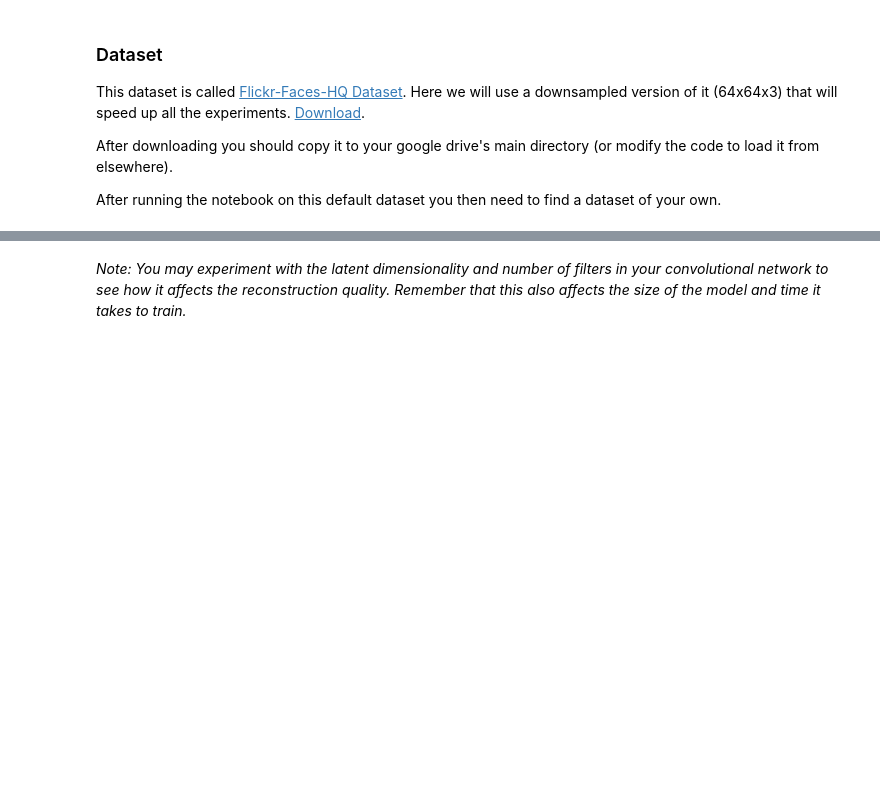
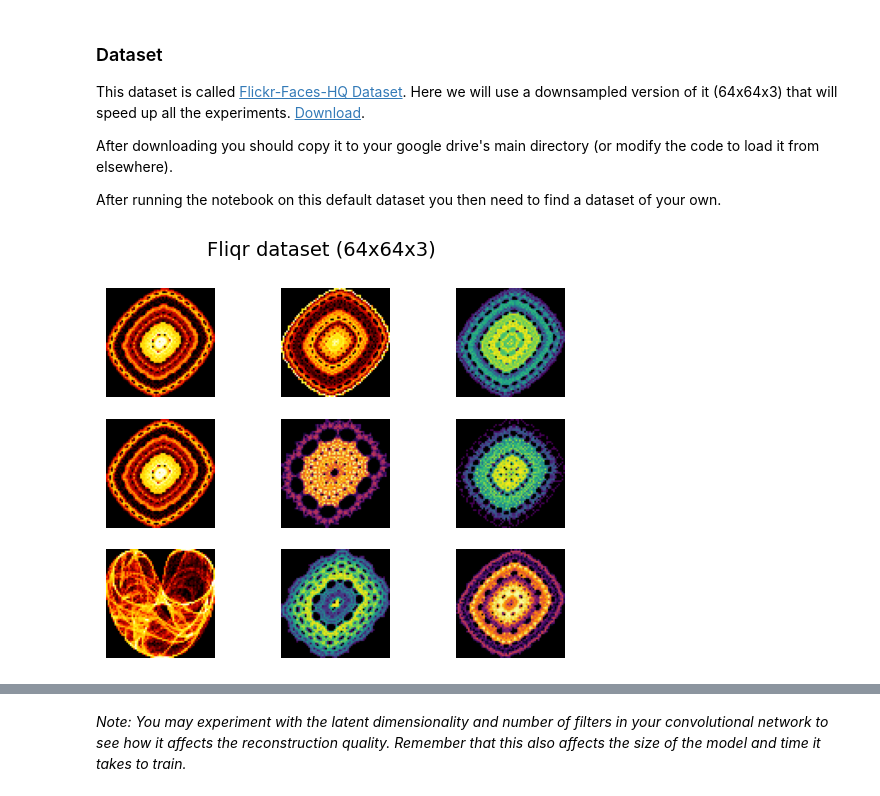
Before and after one commit to CoenBuller/IDL_2, a Jupyter notebook: Task1/Task_1_A2.ipynb, the cells around one changed output, grey strips where cells are left out. Drawn from its saved outputs; the diff is of its cells as text; code cells hidden in the pictures; blank space fills up the shorter version.

```diff
--- a/Task1/Task_1_A2.ipynb
+++ b/Task1/Task_1_A2.ipynb
@@ -347,31 +671,33 @@ After running the notebook on this default dataset you then need to find a datas
 # %%
 def load_real_samples(scale=False):
     # We load 20,000 samples only to avoid memory issues, you can  change this value
-    X = np.load('face_dataset_64x64.npy', fix_imports=True, encoding='latin1')[:20000]
+    X = np.load("quality_fractal_dataset_64x64_rgb.npy")
     # Scale samples in range [-127, 127]
     if scale:
-        X = (X - 127.5) * 2
-    return X / 255.
+        X = (X - 0.5) * 2
+    return X
 
 # We will use this function to display the output of our models throughout this notebook
 def grid_plot(images, epoch='', name='', n=3, save=False, scale=False):
     if scale:
         images = (images + 1) / 2.0
     for index in range(n * n):
         plt.subplot(n, n, 1 + index)
         plt.axis('off')
         plt.imshow(images[index])
     fig = plt.gcf()
     fig.suptitle(name + '  '+ str(epoch), fontsize=14)
     if save:
         filename = 'results/generated_plot_e%03d_f.png' % (epoch+1)
         plt.savefig(filename)
         plt.close()
     plt.show()
 
 
 dataset = load_real_samples()
 grid_plot(dataset[np.random.randint(0, 1000, 9)], name='Fliqr dataset (64x64x3)', n=3)
+# %% [output]
+[figure, added]
 # %% [markdown]
 ## 2.1. Introduction
 
```
Also changed, not shown: parts of 4 cells of this notebook.
